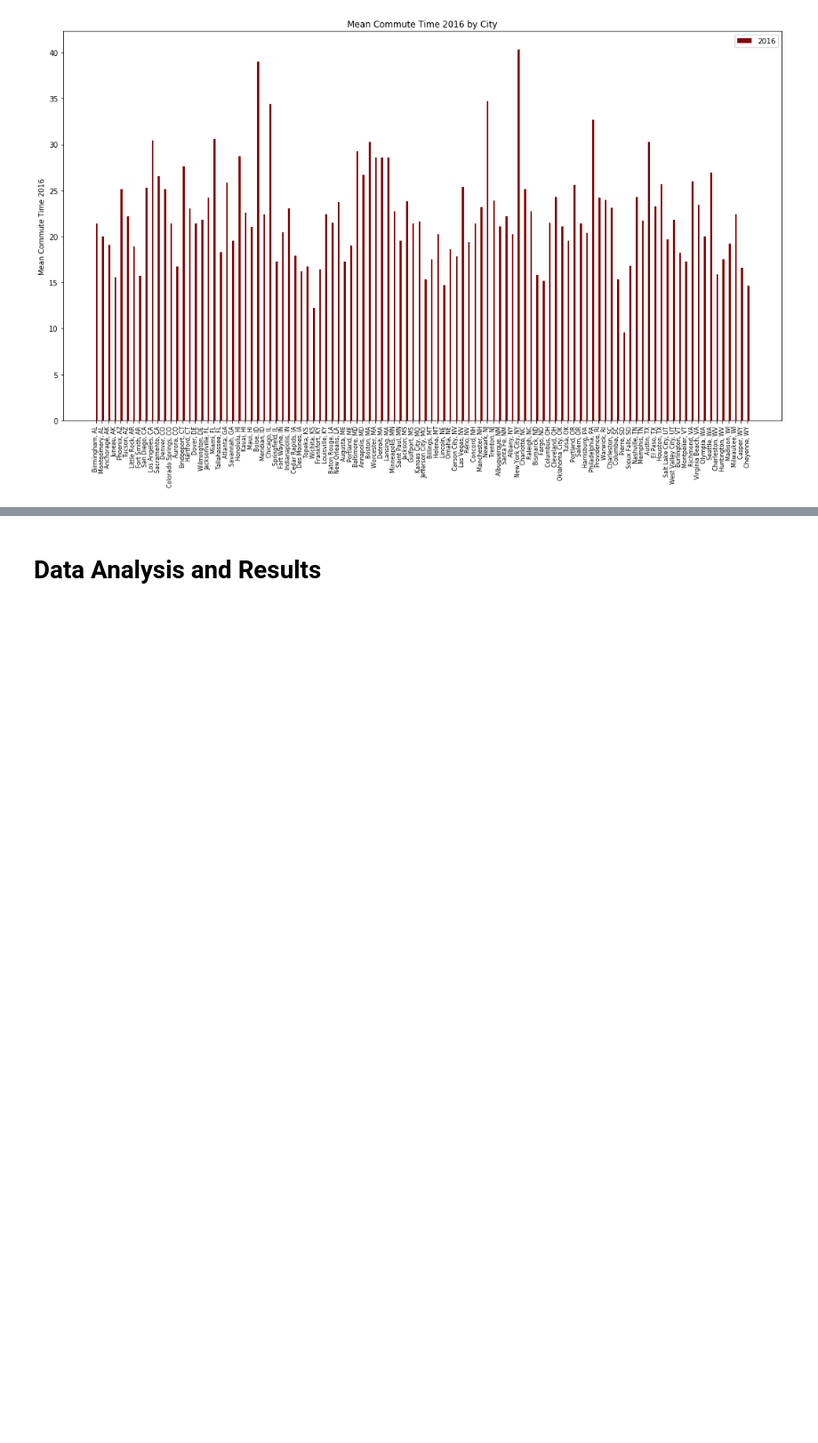
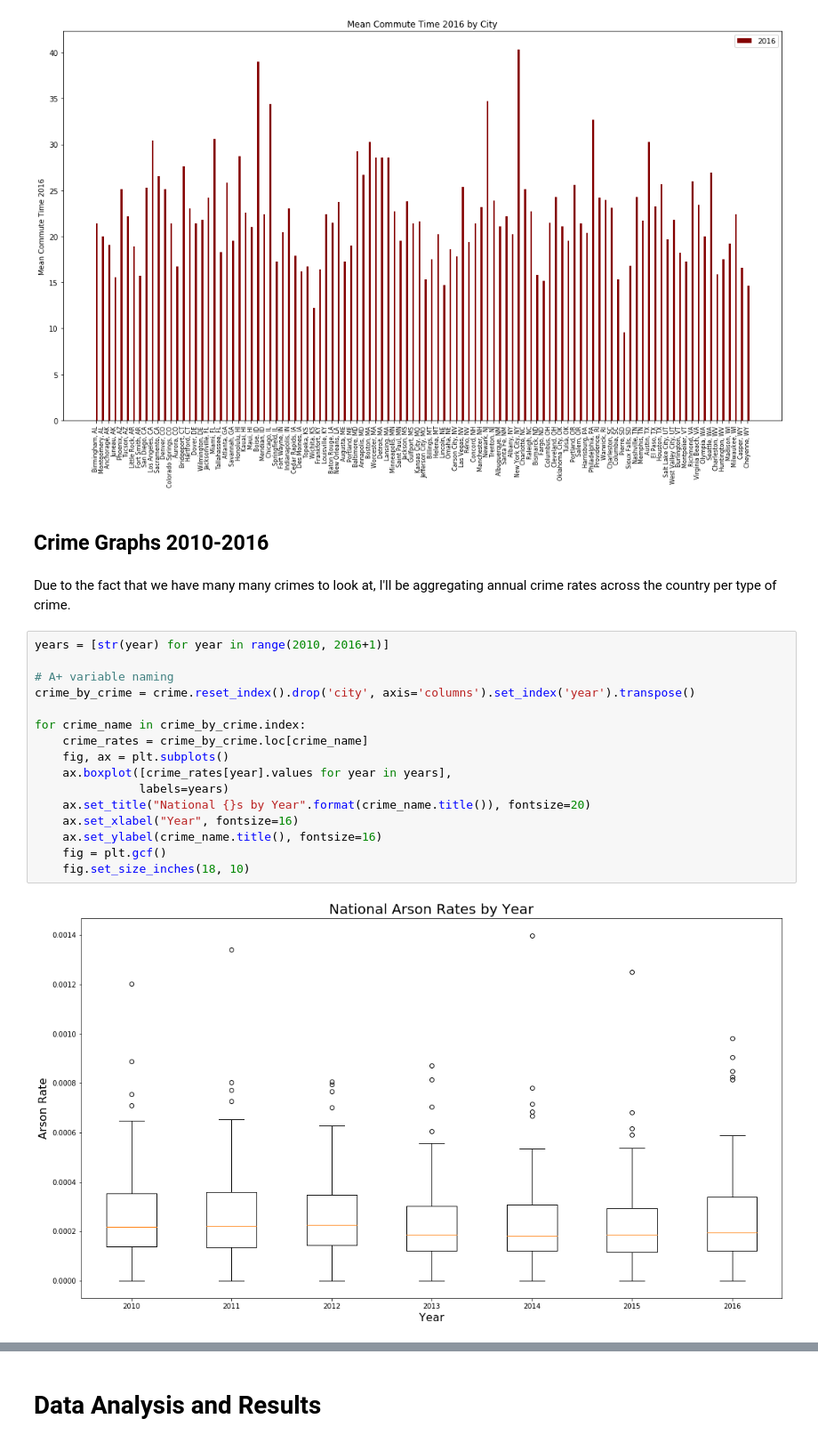
Before and after one commit to IgnacioBecerra/HappiestCity, a Jupyter notebook: FinalProject.ipynb, the cells around one changed output, grey strips where cells are left out. Shown at 89% size. Saved outputs shown, nothing was run; the diff lists cells and outputs as text; blank space fills up the shorter version.

Commit message:
add plots for crime data

```diff
--- a/FinalProject.ipynb
+++ b/FinalProject.ipynb
@@ -1850,3 +1849,25 @@ A value is trying to be set on a copy of a slice from a DataFrame
 
 See the caveats in the documentation: http://pandas.pydata.org/pandas-docs/stable/indexing.html#indexing-view-versus-copy
 [figure]
+# %% [markdown]
+## Crime Graphs 2010-2016
+# %% [markdown]
+Due to the fact that we have many many crimes to look at, I'll be aggregating annual crime rates across the country per type of crime.
+# %%
+years = [str(year) for year in range(2010, 2016+1)]
+
+# A+ variable naming
+crime_by_crime = crime.reset_index().drop('city', axis='columns').set_index('year').transpose()
+
+for crime_name in crime_by_crime.index:
+    crime_rates = crime_by_crime.loc[crime_name]
+    fig, ax = plt.subplots()
+    ax.boxplot([crime_rates[year].values for year in years],
+               labels=years)
+    ax.set_title("National {}s by Year".format(crime_name.title()), fontsize=20)
+    ax.set_xlabel("Year", fontsize=16)
+    ax.set_ylabel(crime_name.title(), fontsize=16)
+    fig = plt.gcf()
+    fig.set_size_inches(18, 10)
+# %% [output]
+[figure, added]
```
Also changed, not shown: parts of 2 cells of this notebook.
